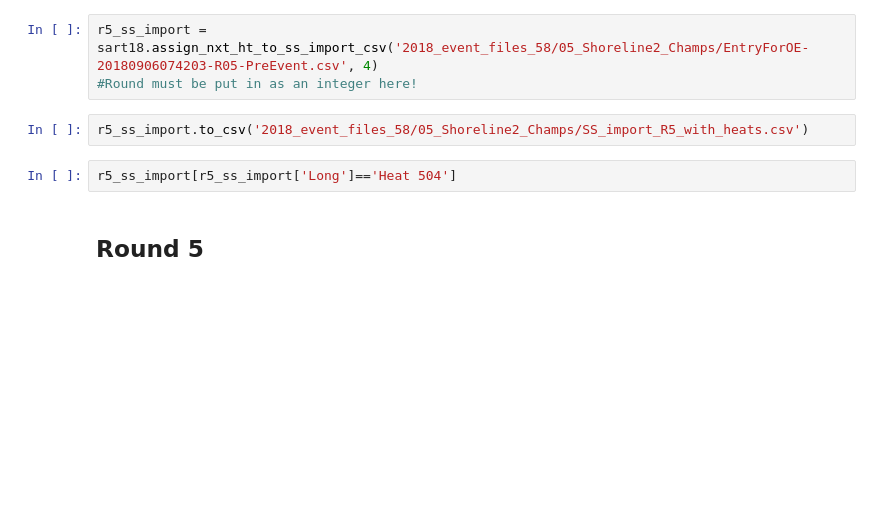
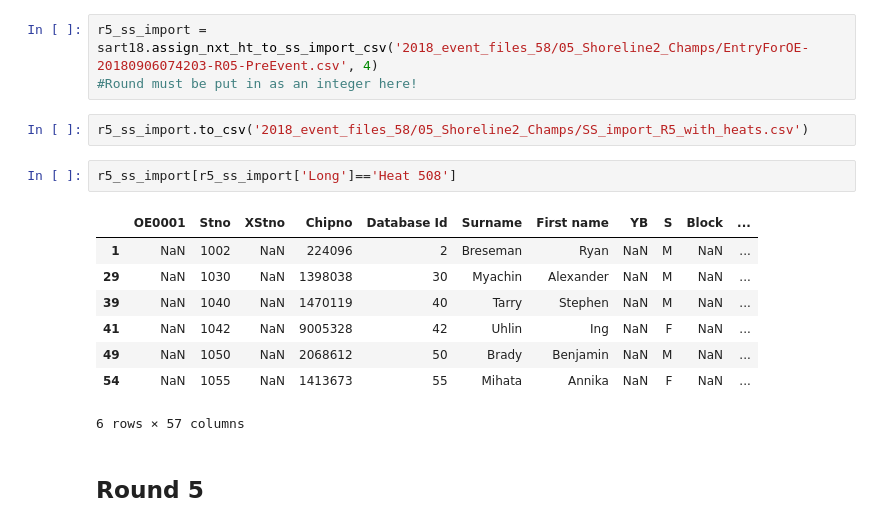
Before and after one commit to gcnuss/SART_Automation, a Jupyter notebook: 2018_SART_58.ipynb, the cells around one changed output. Drawn from its saved outputs; the diff is of its cells as text; blank space fills up the shorter version.

```diff
--- a/2018_SART_58.ipynb
+++ b/2018_SART_58.ipynb
@@ -832,7 +876,16 @@ r5_ss_import = sart18.assign_nxt_ht_to_ss_import_csv('2018_event_files_58/05_Sho
 # %%
 r5_ss_import.to_csv('2018_event_files_58/05_Shoreline2_Champs/SS_import_R5_with_heats.csv')
 # %%
-r5_ss_import[r5_ss_import['Long']=='Heat 504']
+r5_ss_import[r5_ss_import['Long']=='Heat 508']
+# %% [output]
+|  | OE0001 | Stno | XStno | Chipno | Database Id | Surname | First name | YB | S | Block | ... |
+| 1 | NaN | 1002 | NaN | 224096 | 2 | Breseman | Ryan | NaN | M | NaN | ... |
+| 29 | NaN | 1030 | NaN | 1398038 | 30 | Myachin | Alexander | NaN | M | NaN | ... |
+| 39 | NaN | 1040 | NaN | 1470119 | 40 | Tarry | Stephen | NaN | M | NaN | ... |
+| 41 | NaN | 1042 | NaN | 9005328 | 42 | Uhlin | Ing | NaN | F | NaN | ... |
+| 49 | NaN | 1050 | NaN | 2068612 | 50 | Brady | Benjamin | NaN | M | NaN | ... |
+| 54 | NaN | 1055 | NaN | 1413673 | 55 | Mihata | Annika | NaN | F | NaN | ... |
+6 rows × 57 columns
 # %% [markdown]
 ## Round 5
 # %% [markdown]
```
Also changed, not shown: parts of 21 cells of this notebook.
